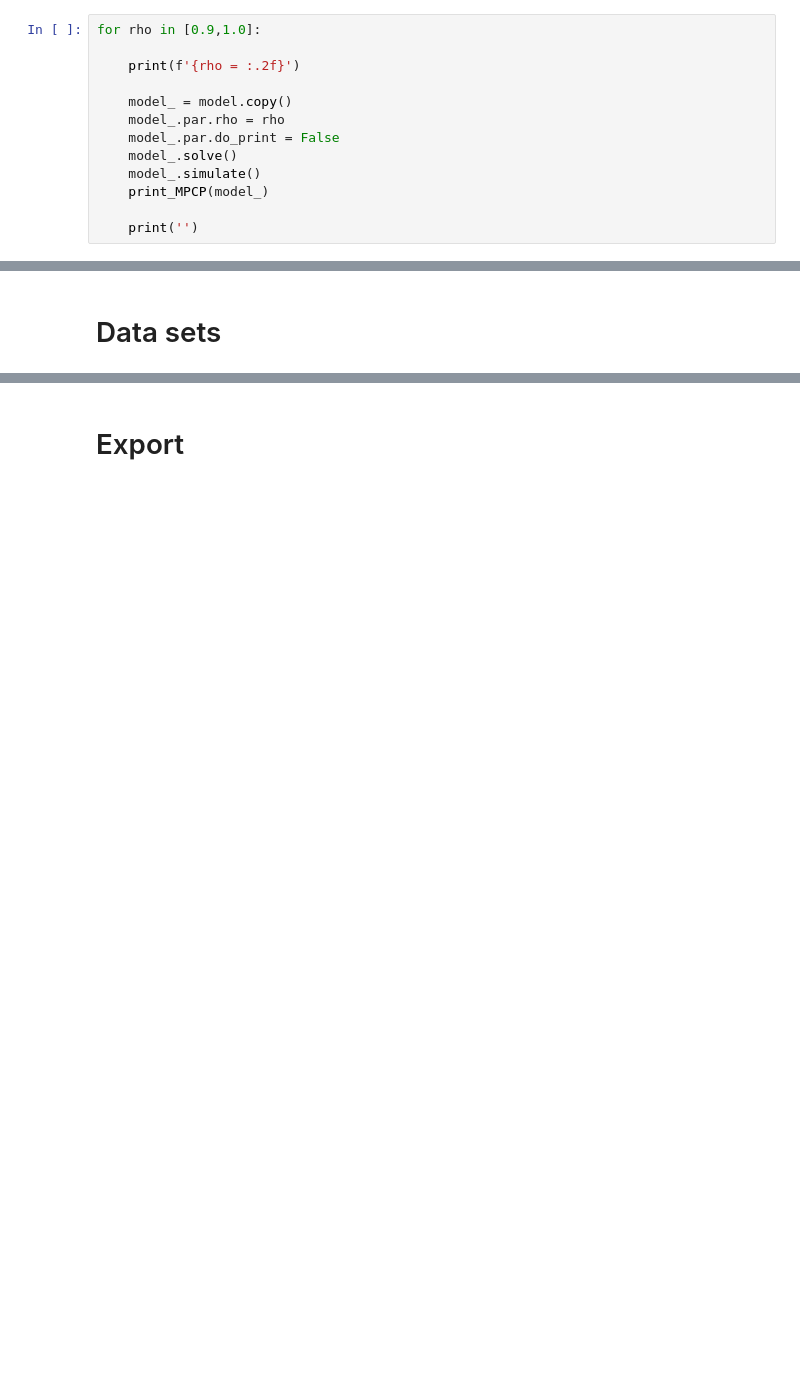
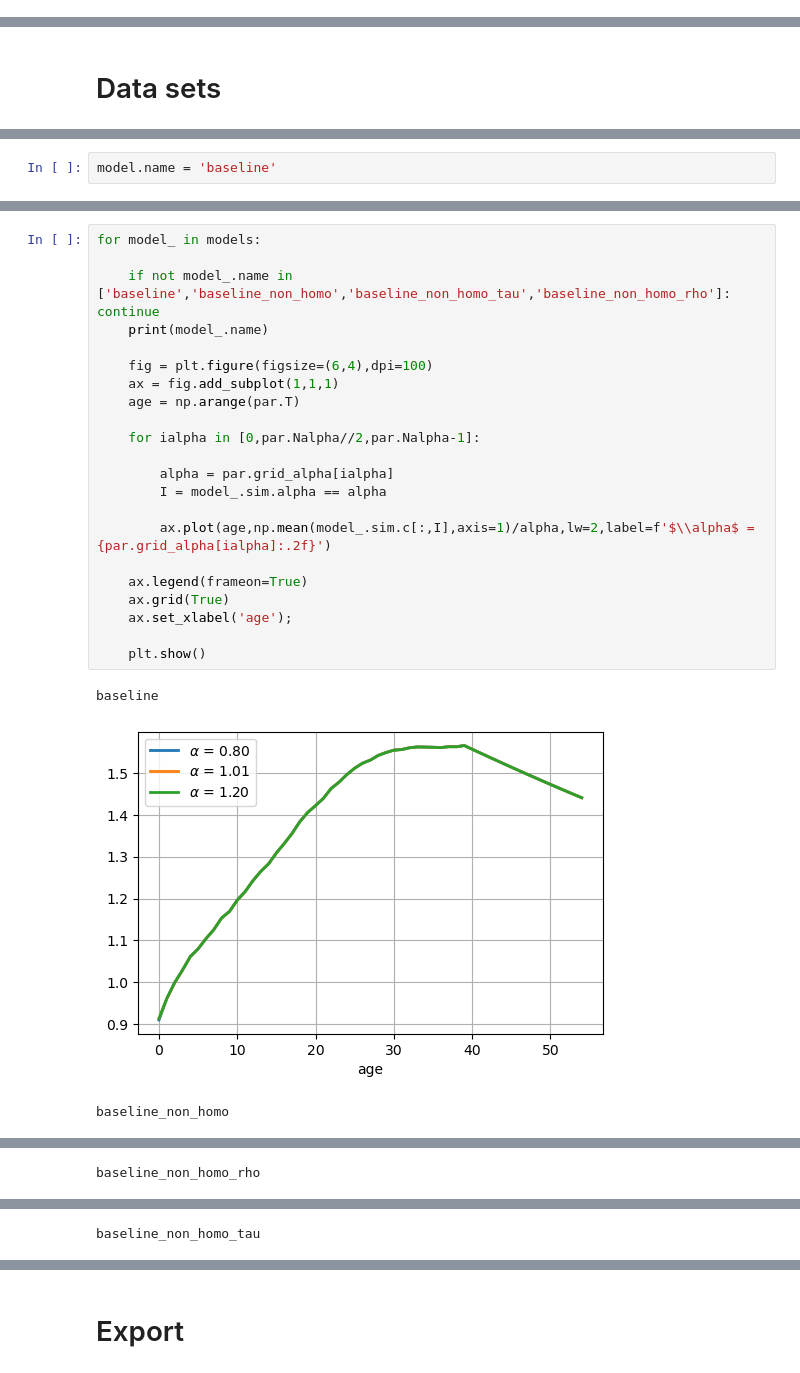
Before and after one commit to JeppeDruedahl/LifeCycleMPCP, a Jupyter notebook: LifeCycle.ipynb, the cells around one changed output, grey strips where cells are left out. Drawn from its saved outputs; the diff is of its cells as text; blank space fills up the shorter version.

```diff
--- a/LifeCycle.ipynb
+++ b/LifeCycle.ipynb
@@ -231,13 +204,0 @@ scale: 0.9980
-# %%
-for rho in [0.9,1.0]:
-
-    print(f'{rho = :.2f}')
-
-    model_ = model.copy()
-    model_.par.rho = rho
-    model_.par.do_print = False
-    model_.solve()
-    model_.simulate()
-    print_MPCP(model_)
-
-    print('')
@@ -304,0 +207,2 @@ scale: 0.6542
+# %%
+model.name = 'baseline'
@@ -304,0 +274,26 @@ scale: 0.6542
+# %%
+for model_ in models:
+
+    if not model_.name in ['baseline','baseline_non_homo','baseline_non_homo_tau','baseline_non_homo_rho']: continue
+    print(model_.name)
+
+    fig = plt.figure(figsize=(6,4),dpi=100)
+    ax = fig.add_subplot(1,1,1)
+    age = np.arange(par.T)
+
+    for ialpha in [0,par.Nalpha//2,par.Nalpha-1]:
+
+        alpha = par.grid_alpha[ialpha]
+        I = model_.sim.alpha == alpha
+
+        ax.plot(age,np.mean(model_.sim.c[:,I],axis=1)/alpha,lw=2,label=f'$\\alpha$ = {par.grid_alpha[ialpha]:.2f}')
+
+    ax.legend(frameon=True)
+    ax.grid(True)
+    ax.set_xlabel('age');
+
+    plt.show()
+# %% [output]
+baseline
+[figure, added]
+baseline_non_homo
@@ -304,0 +301 @@ scale: 0.6542
+baseline_non_homo_rho
@@ -304,0 +303 @@ scale: 0.6542
+baseline_non_homo_tau
```
Also changed, not shown: parts of 23 cells of this notebook, 23 other files.
